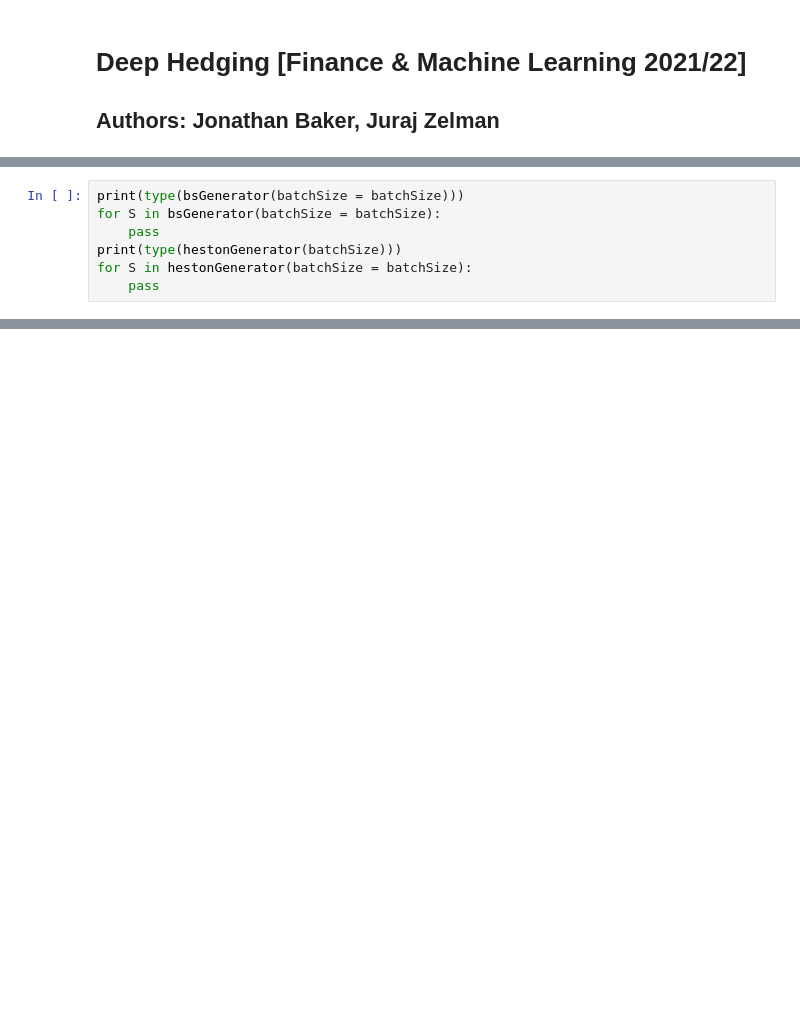
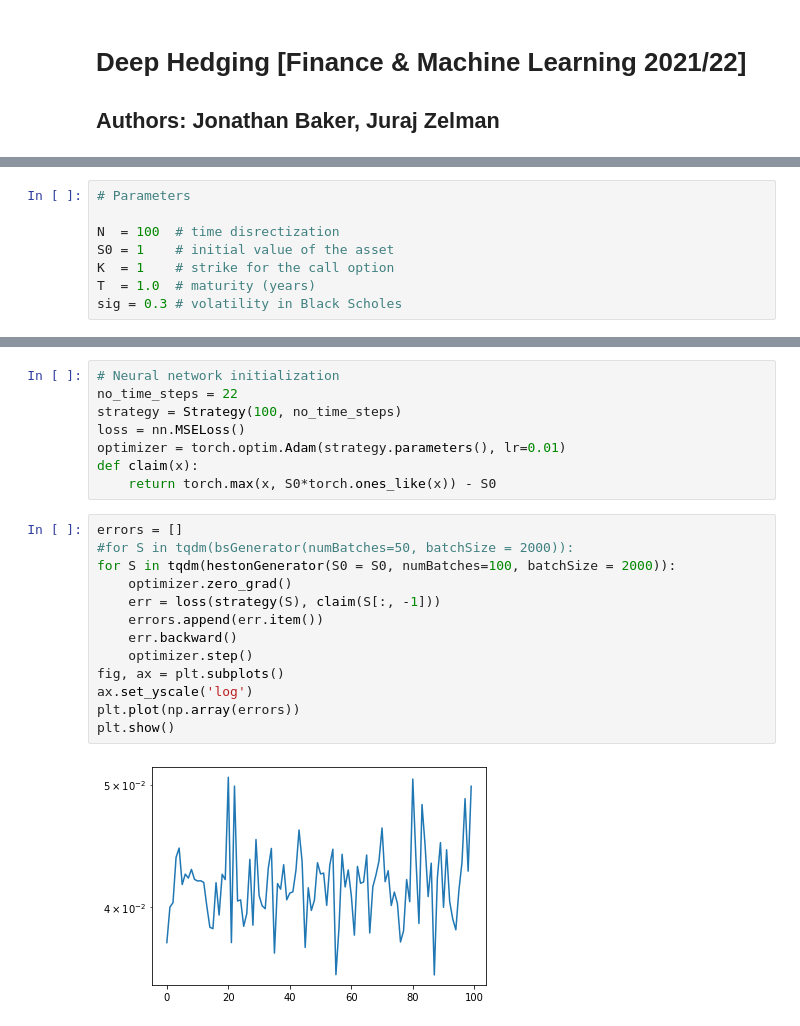
Before and after one commit to RSwallow987/deep-hedging-1, a Jupyter notebook: main.ipynb, the cells around one changed output, grey strips where cells are left out. Drawn from its saved outputs; the diff is of its cells as text; blank space fills up the shorter version.

```diff
--- a/main.ipynb
+++ b/main.ipynb
@@ -8,4 +13,12 @@ import numpy as np, matplotlib.pyplot as plt
 # Import from Classes
 from Classes.hestonModelGenerator import hestonGenerator
 from Classes.bsModelGenerator import bsGenerator
+# %%
+# Parameters
+
+N  = 100  # time disrectization
+S0 = 1    # initial value of the asset
+K  = 1    # strike for the call option
+T  = 1.0  # maturity (years)
+sig = 0.3 # volatility in Black Scholes
 # %%
@@ -21,7 +34,0 @@ plt.show()
-# %%
-print(type(bsGenerator(batchSize = batchSize)))
-for S in bsGenerator(batchSize = batchSize):
-    pass
-print(type(hestonGenerator(batchSize)))
-for S in hestonGenerator(batchSize = batchSize):
-    pass
@@ -41,0 +79,23 @@ TypeError: __init__() got an unexpected keyword argument 'batchSize'
+# %%
+# Neural network initialization
+no_time_steps = 22
+strategy = Strategy(100, no_time_steps)
+loss = nn.MSELoss()
+optimizer = torch.optim.Adam(strategy.parameters(), lr=0.01)
+def claim(x):
+    return torch.max(x, S0*torch.ones_like(x)) - S0
+# %%
+errors = []
+#for S in tqdm(bsGenerator(numBatches=50, batchSize = 2000)):
+for S in tqdm(hestonGenerator(S0 = S0, numBatches=100, batchSize = 2000)):
+    optimizer.zero_grad()
+    err = loss(strategy(S), claim(S[:, -1]))
+    errors.append(err.item())
+    err.backward()
+    optimizer.step()
+fig, ax = plt.subplots()
+ax.set_yscale('log')
+plt.plot(np.array(errors))
+plt.show()
+# %% [output]
+[figure, added]
```
Also changed, not shown: parts of 7 cells of this notebook, 1 other file.
